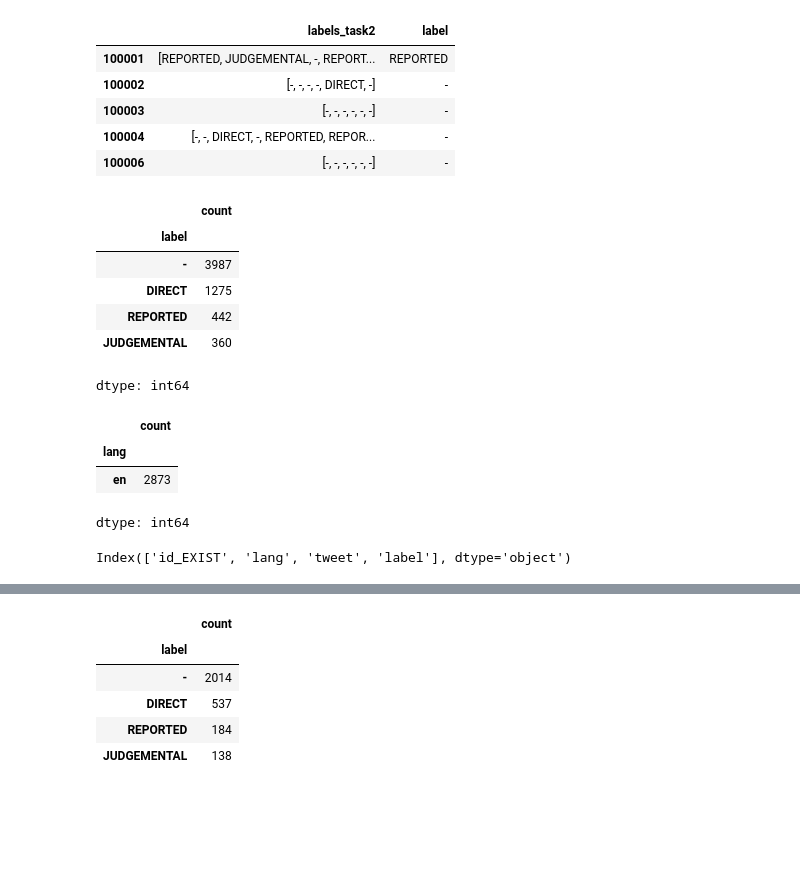
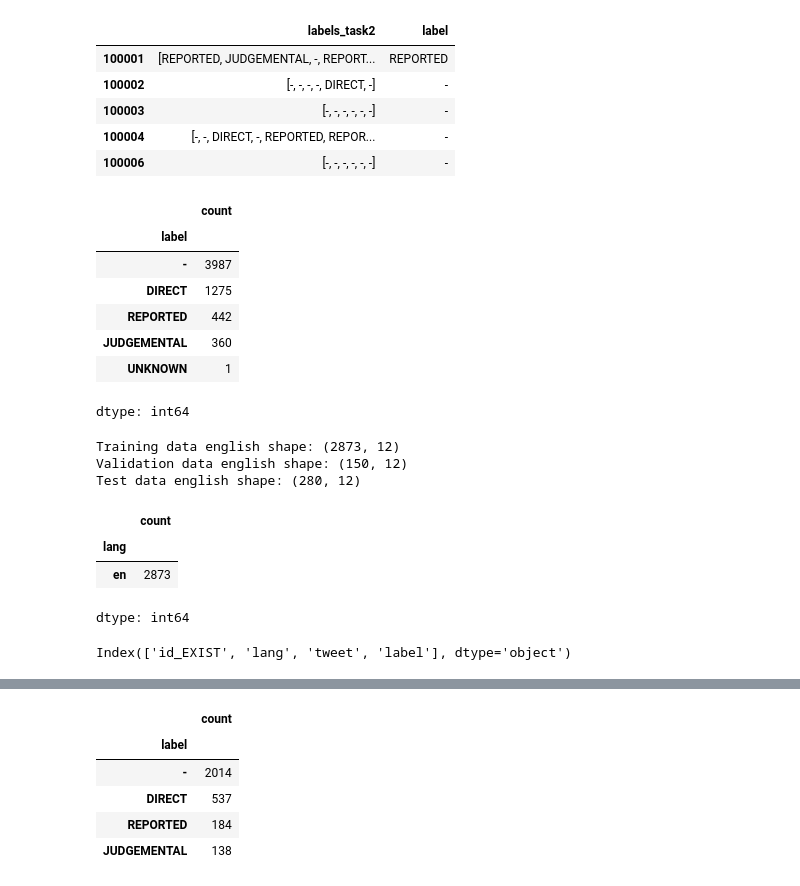
Before and after one commit to VirginiaFoschi/-NLP-2025-2026-A1, a Jupyter notebook: Assignment1-2526.ipynb, the cells around one changed output, grey strips where cells are left out. Cells and saved outputs as stored; diff of their text form; code cells hidden in the pictures; blank space fills up the shorter version.

```diff
--- a/Assignment1-2526.ipynb
+++ b/Assignment1-2526.ipynb
@@ -140,0 +169,4 @@ for file in data_path.glob("*.json"):
+# %%
+data_path = "https://drive.google.com/drive/folders/1l2mbz9ptBQcnHb1OK1D9OxFp3utxlx6v?usp=drive_link"
+# %%
+test_path, train_path, val_path = gdown.download_folder(data_path, quiet=False, use_cookies=False)
@@ -140,0 +191,4 @@ for file in data_path.glob("*.json"):
+# %%
+train_df = pd.read_json(train_path, orient="index")
+val_df = pd.read_json(val_path, orient="index")
+test_df = pd.read_json(test_path, orient="index")
@@ -186 +242,9 @@ for name, df in datasets.items():
+# %%
+train_df["label"] = train_df["labels_task2"].apply(majority_vote)
+val_df["label"] = val_df["labels_task2"].apply(majority_vote)
+test_df["label"] = test_df["labels_task2"].apply(majority_vote)
+
+train_df = train_df.dropna(subset=["label"])
+val_df = val_df.dropna(subset=["label"])
+test_df = test_df.dropna(subset=["label"])
 # %%
@@ -193,12 +257,13 @@ datasets["training"][["labels_task2", "label"]].head()
 | 100004 | [-, -, DIRECT, -, REPORTED, REPOR... | - |
 | 100006 | [-, -, -, -, -, -] | - |
 # %%
-datasets["training"]["label"].value_counts()
+train_df["label"].value_counts()
 # %% [output]
 |  | count |
 | label |  |
 | - | 3987 |
 | DIRECT | 1275 |
 | REPORTED | 442 |
 | JUDGEMENTAL | 360 |
+| UNKNOWN | 1 |
 dtype: int64
@@ -208 +274,9 @@ for name, df in datasets.items():
+# %%
+print(f"Training data english shape: {train_df_en.shape}")
+print(f"Validation data english shape: {val_df_en.shape}")
+print(f"Test data english shape: {test_df_en.shape}")
+# %% [output]
+Training data english shape: (2873, 12)
+Validation data english shape: (150, 12)
+Test data english shape: (280, 12)
 # %%
@@ -220,4 +288,0 @@ for name, df in datasets.items():
-# %%
-datasets["training"].columns
-# %% [output]
-Index(['id_EXIST', 'lang', 'tweet', 'label'], dtype='object')
@@ -223,0 +295,4 @@ Index(['id_EXIST', 'lang', 'tweet', 'label'], dtype='object')
+# %%
+train_df_en.columns
+# %% [output]
+Index(['id_EXIST', 'lang', 'tweet', 'label'], dtype='object')
```
Also changed, not shown: parts of 58 cells of this notebook.
